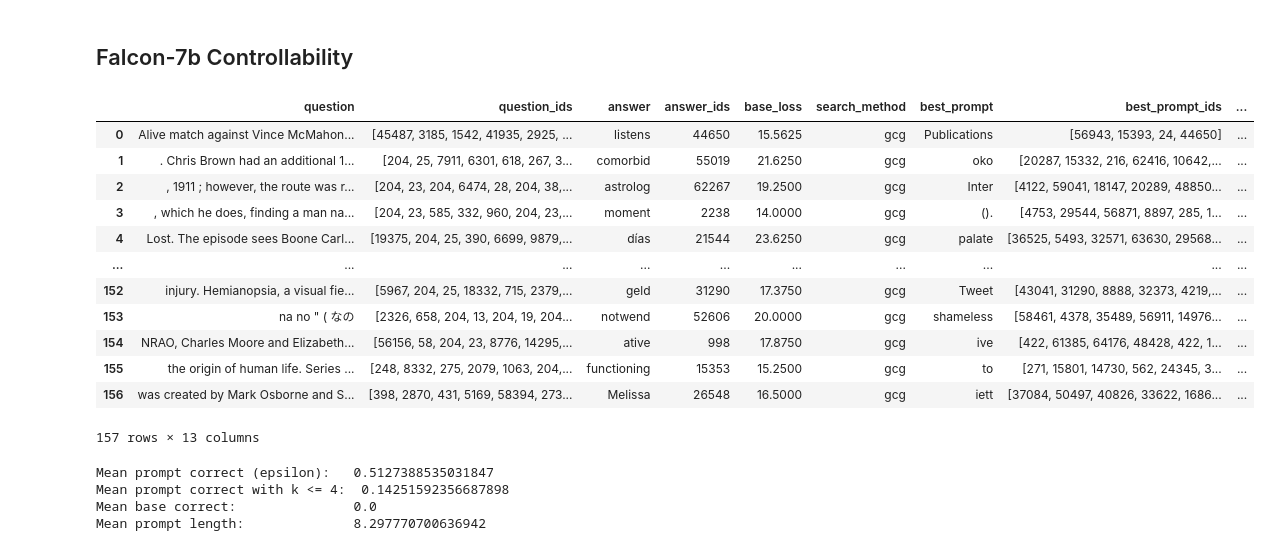
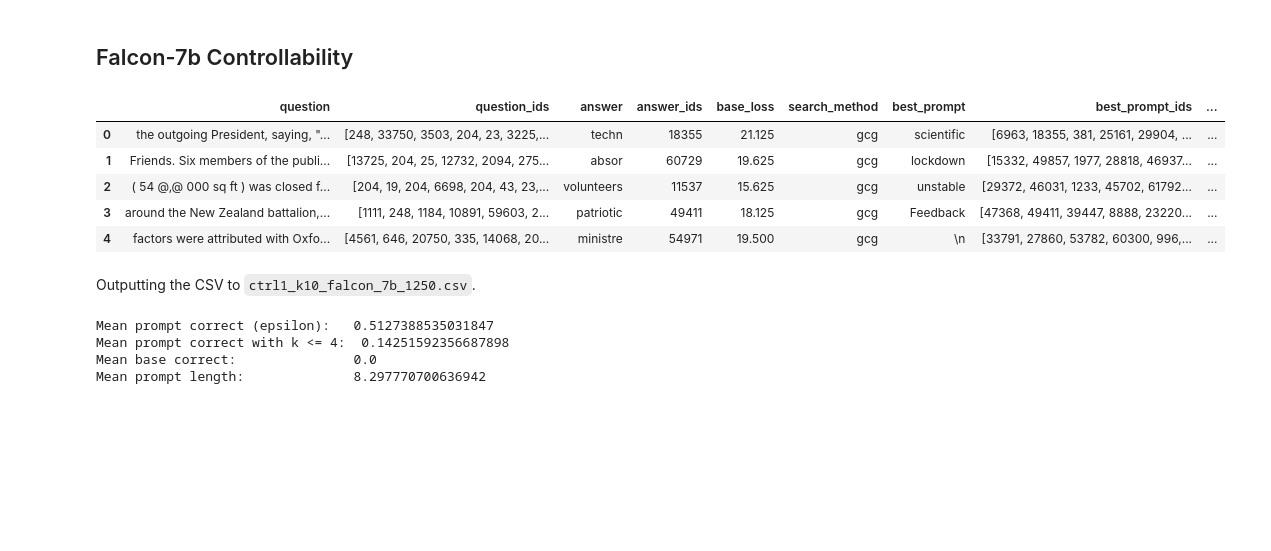
Before and after one commit to amanb2000/Magic_Words, a Jupyter notebook: results/controllability/falcon-7b/Full Controllability Falcon-7b.ipynb, the cells around one changed output. Saved outputs shown, nothing was run; the diff lists cells and outputs as text; code cells hidden in the pictures; blank space fills up the shorter version.

```diff
--- a/results/controllability/falcon-7b/Full Controllability Falcon-7b.ipynb
+++ b/results/controllability/falcon-7b/Full Controllability Falcon-7b.ipynb
@@ -171,28 +173,23 @@ def get_prompt_token_freqs(df_in,
 # %%
 # Load in the CSV -- use glob to get all CSVs of the name `ctrl1_falcon7b_*_of_32.csv`
 path = r'ctrl1_falcon7b_*_of_32.csv'
 all_files = glob.glob(path)
 li = []
 
 # Iterate through all files and append to a list
 for filename in all_files:
     df = pd.read_csv(filename, index_col=None, header=0)
     li.append(df)
 
 # Concatenate all files into one DataFrame
 df_falcon_7b = pd.concat(li, axis=0, ignore_index=True)
-df
+df_falcon_7b.head()
 # %% [output]
 |  | question | question_ids | answer | answer_ids | base_loss | search_method | best_prompt | best_prompt_ids | ... |
-| 0 | Alive match against Vince McMahon... | [45487, 3185, 1542, 41935, 2925, ... | listens | 44650 | 15.5625 | gcg | Publications | [56943, 15393, 24, 44650] | ... |
-| 1 | . Chris Brown had an additional 1... | [204, 25, 7911, 6301, 618, 267, 3... | comorbid | 55019 | 21.6250 | gcg | oko | [20287, 15332, 216, 62416, 10642,... | ... |
-| 2 | , 1911 ; however, the route was r... | [204, 23, 204, 6474, 28, 204, 38,... | astrolog | 62267 | 19.2500 | gcg | Inter | [4122, 59041, 18147, 20289, 48850... | ... |
-| 3 | , which he does, finding a man na... | [204, 23, 585, 332, 960, 204, 23,... | moment | 2238 | 14.0000 | gcg | (). | [4753, 29544, 56871, 8897, 285, 1... | ... |
-| 4 | Lost. The episode sees Boone Carl... | [19375, 204, 25, 390, 6699, 9879,... | días | 21544 | 23.6250 | gcg | palate | [36525, 5493, 32571, 63630, 29568... | ... |
-| ... | ... | ... | ... | ... | ... | ... | ... | ... | ... |
-| 152 | injury. Hemianopsia, a visual fie... | [5967, 204, 25, 18332, 715, 2379,... | geld | 31290 | 17.3750 | gcg | Tweet | [43041, 31290, 8888, 32373, 4219,... | ... |
-| 153 | na no " ( なの | [2326, 658, 204, 13, 204, 19, 204... | notwend | 52606 | 20.0000 | gcg | shameless | [58461, 4378, 35489, 56911, 14976... | ... |
-| 154 | NRAO, Charles Moore and Elizabeth... | [56156, 58, 204, 23, 8776, 14295,... | ative | 998 | 17.8750 | gcg | ive | [422, 61385, 64176, 48428, 422, 1... | ... |
-| 155 | the origin of human life. Series ... | [248, 8332, 275, 2079, 1063, 204,... | functioning | 15353 | 15.2500 | gcg | to | [271, 15801, 14730, 562, 24345, 3... | ... |
-| 156 | was created by Mark Osborne and S... | [398, 2870, 431, 5169, 58394, 273... | Melissa | 26548 | 16.5000 | gcg | iett | [37084, 50497, 40826, 33622, 1686... | ... |
+| 0 | the outgoing President, saying, "... | [248, 33750, 3503, 204, 23, 3225,... | techn | 18355 | 21.125 | gcg | scientific | [6963, 18355, 381, 25161, 29904, ... | ... |
+| 1 | Friends. Six members of the publi... | [13725, 204, 25, 12732, 2094, 275... | absor | 60729 | 19.625 | gcg | lockdown | [15332, 49857, 1977, 28818, 46937... | ... |
+| 2 | ( 54 @,@ 000 sq ft ) was closed f... | [204, 19, 204, 6698, 204, 43, 23,... | volunteers | 11537 | 15.625 | gcg | unstable | [29372, 46031, 1233, 45702, 61792... | ... |
+| 3 | around the New Zealand battalion,... | [1111, 248, 1184, 10891, 59603, 2... | patriotic | 49411 | 18.125 | gcg | Feedback | [47368, 49411, 39447, 8888, 23220... | ... |
+| 4 | factors were attributed with Oxfo... | [4561, 646, 20750, 335, 14068, 20... | ministre | 54971 | 19.500 | gcg | \n | [33791, 27860, 53782, 60300, 996,... | ... |
-157 rows × 13 columns
+# %% [markdown]
+Outputting the CSV to `ctrl1_k10_falcon_7b_1250.csv`.
```
Also changed, not shown: parts of 6 cells of this notebook, 5 other files.
